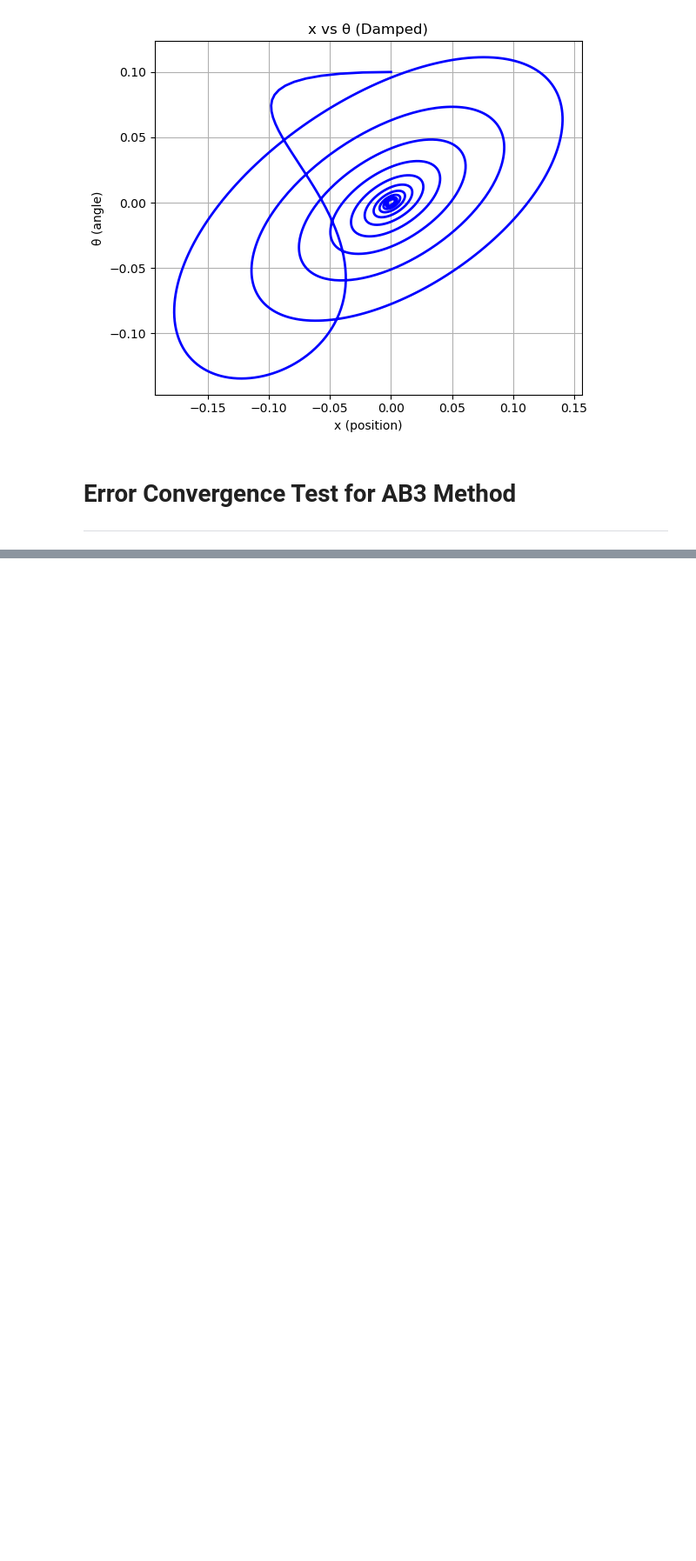
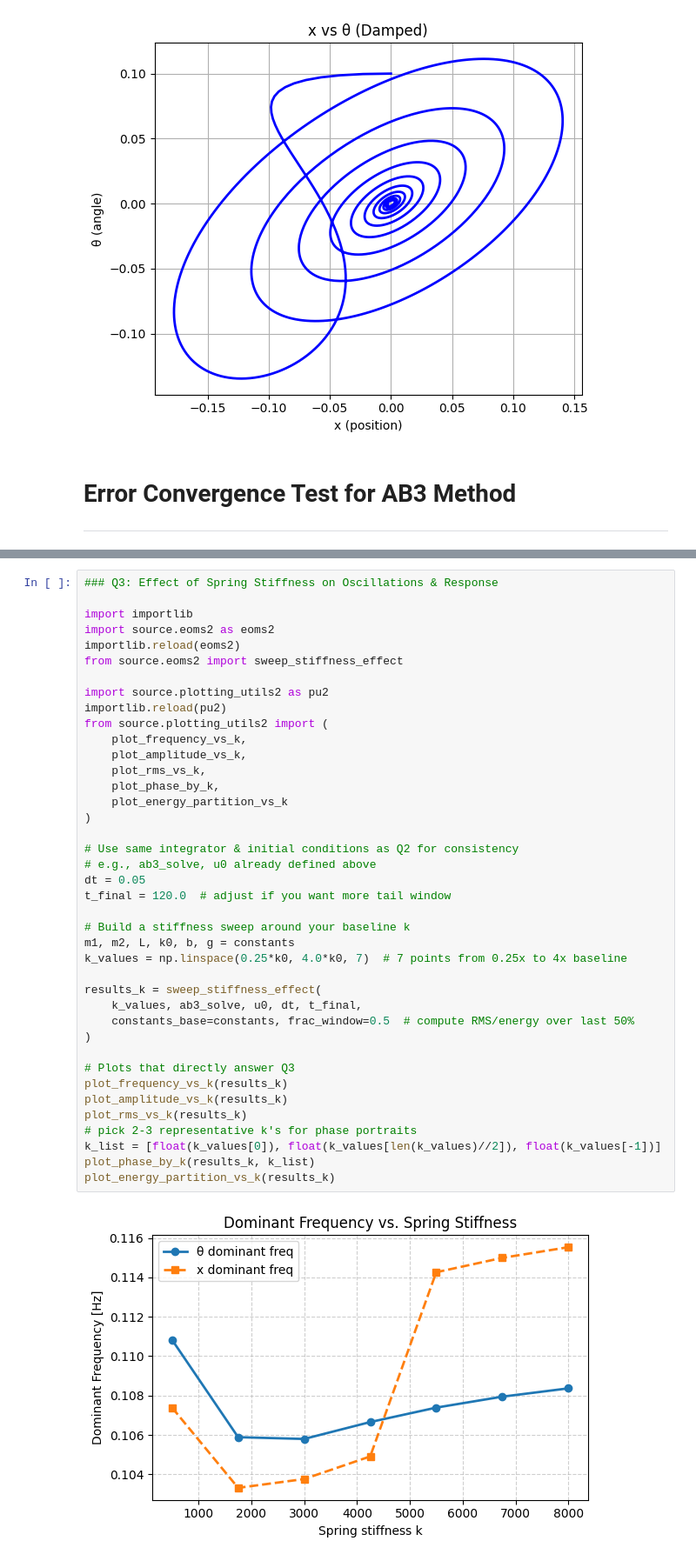
Before and after one commit to elijah-lewis5/AE370-Project-1, a Jupyter notebook: main_matthew.ipynb, the cells around one changed output, grey strips where cells are left out. Shown at 87% size. Cells and saved outputs as stored; diff of their text form; blank space fills up the shorter version.

```diff
--- a/main_matthew.ipynb
+++ b/main_matthew.ipynb
@@ -221,0 +193,42 @@ plot_energy_partition_vs_k(results_k)
+# %%
+### Q3: Effect of Spring Stiffness on Oscillations & Response
+
+import importlib
+import source.eoms2 as eoms2
+importlib.reload(eoms2)
+from source.eoms2 import sweep_stiffness_effect
+
+import source.plotting_utils2 as pu2
+importlib.reload(pu2)
+from source.plotting_utils2 import (
+    plot_frequency_vs_k,
+    plot_amplitude_vs_k,
+    plot_rms_vs_k,
+    plot_phase_by_k,
+    plot_energy_partition_vs_k
+)
+
+# Use same integrator & initial conditions as Q2 for consistency
+# e.g., ab3_solve, u0 already defined above
+dt = 0.05
+t_final = 120.0  # adjust if you want more tail window
+
+# Build a stiffness sweep around your baseline k
+m1, m2, L, k0, b, g = constants
+k_values = np.linspace(0.25*k0, 4.0*k0, 7)  # 7 points from 0.25x to 4x baseline
+
+results_k = sweep_stiffness_effect(
+    k_values, ab3_solve, u0, dt, t_final,
+    constants_base=constants, frac_window=0.5  # compute RMS/energy over last 50%
+)
+
+# Plots that directly answer Q3
+plot_frequency_vs_k(results_k)
+plot_amplitude_vs_k(results_k)
+plot_rms_vs_k(results_k)
+# pick 2-3 representative k's for phase portraits
+k_list = [float(k_values[0]), float(k_values[len(k_values)//2]), float(k_values[-1])]
+plot_phase_by_k(results_k, k_list)
+plot_energy_partition_vs_k(results_k)
+# %% [output]
+[figure, added]
```
Also changed, not shown: parts of 9 cells of this notebook, 1 other file.
